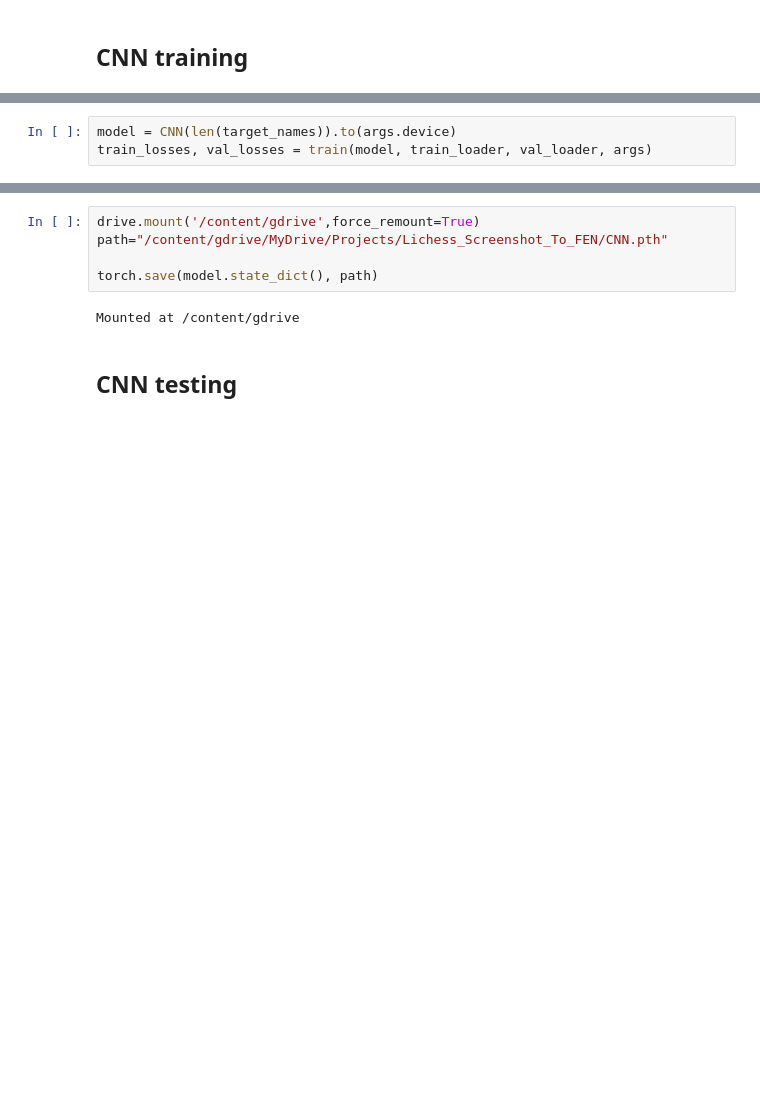
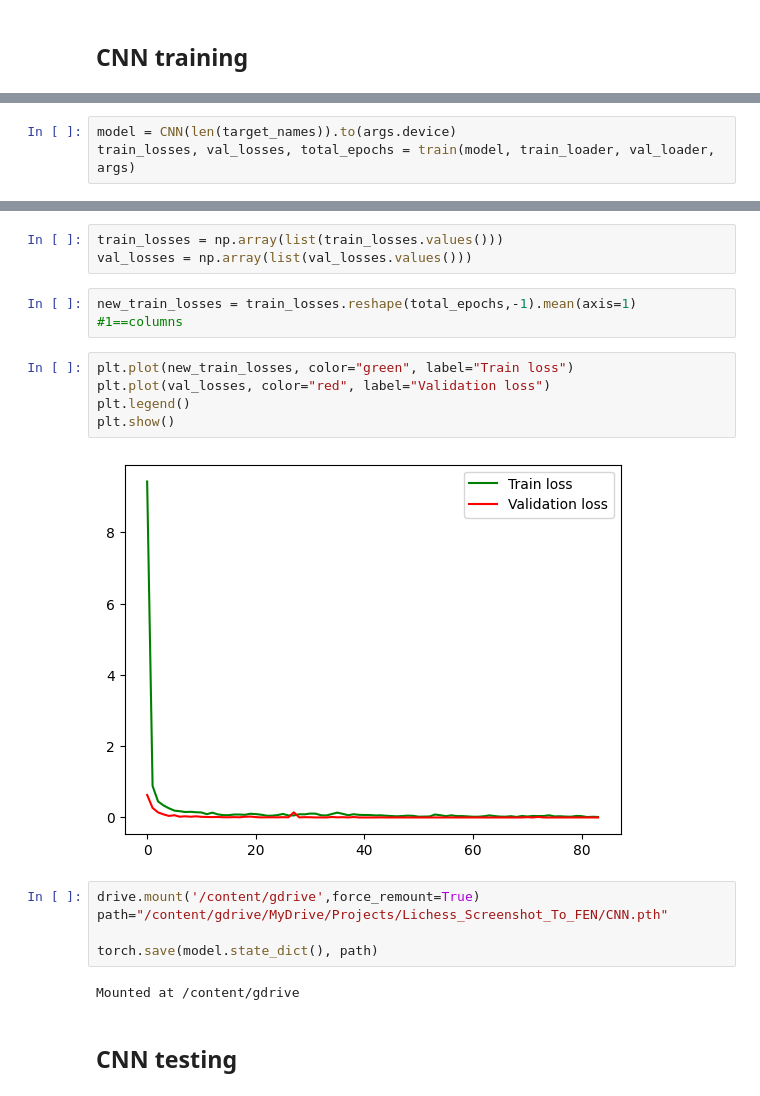
Before and after one commit to SamuelMagnano/Lichess_Screenshot_To_FEN, a Jupyter notebook: Lichess_Screenshot_To_FEN.ipynb, the cells around one changed output, grey strips where cells are left out. Saved outputs shown, nothing was run; the diff lists cells and outputs as text; blank space fills up the shorter version.

```diff
--- a/Lichess_Screenshot_To_FEN.ipynb
+++ b/Lichess_Screenshot_To_FEN.ipynb
@@ -943,5 +957,5 @@ args = SimpleNamespace(
 )
 # %%
 model = CNN(len(target_names)).to(args.device)
-train_losses, val_losses = train(model, train_loader, val_loader, args)
+train_losses, val_losses, total_epochs = train(model, train_loader, val_loader, args)
 # %% [output]
@@ -999,3 +1014,15 @@ Val loss:       2.6204
+# %%
+train_losses = np.array(list(train_losses.values()))
+val_losses = np.array(list(val_losses.values()))
+# %%
+new_train_losses = train_losses.reshape(total_epochs,-1).mean(axis=1) #1==columns
+# %%
+plt.plot(new_train_losses, color="green", label="Train loss")
+plt.plot(val_losses, color="red", label="Validation loss")
+plt.legend()
+plt.show()
+# %% [output]
+[figure, added]
 # %%
 drive.mount('/content/gdrive',force_remount=True)
 path="/content/gdrive/MyDrive/Projects/Lichess_Screenshot_To_FEN/CNN.pth"
```
Also changed, not shown: parts of 13 cells of this notebook, 1 other file.
